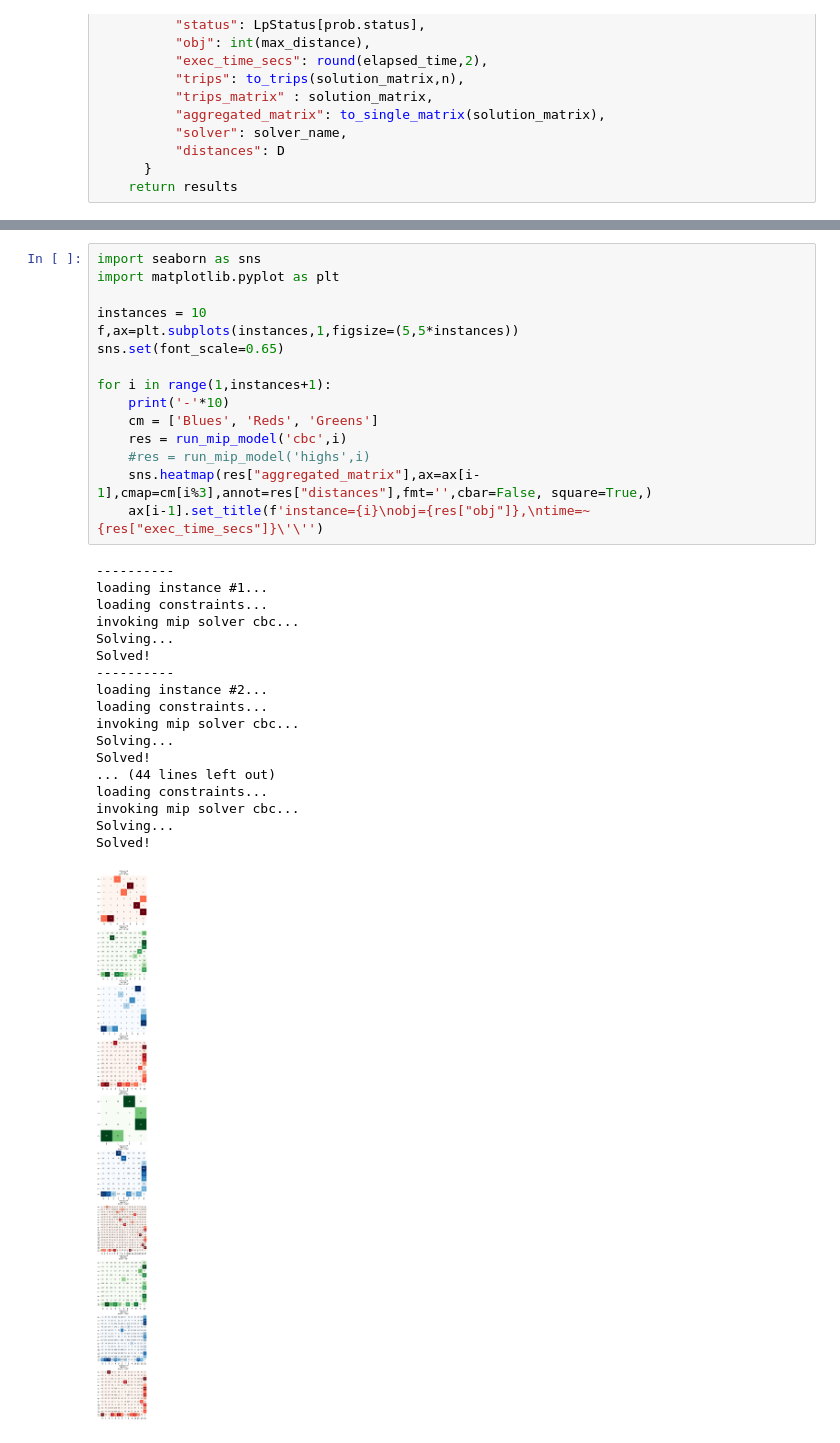
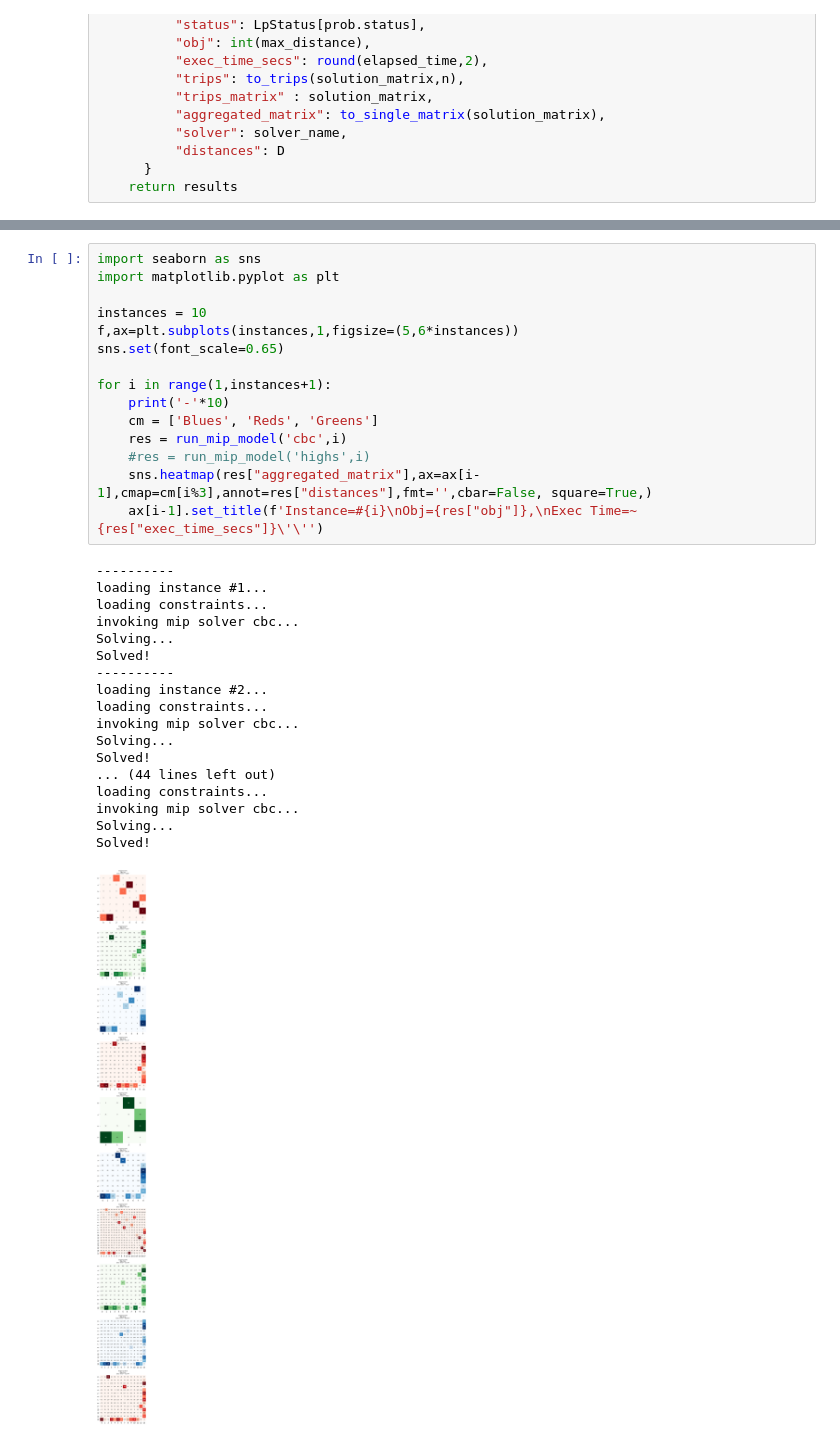
Before and after one commit to mrsalty/notebooks, a Jupyter notebook: vehicle-router-problem-with-mip.ipynb, the cells around one changed output, grey strips where cells are left out. Drawn from its saved outputs; the diff is of its cells as text.

```diff
--- a/vehicle-router-problem-with-mip.ipynb
+++ b/vehicle-router-problem-with-mip.ipynb
@@ -567,33 +575,33 @@ def run_mip_model(solver_name, inst):
 import seaborn as sns
 import matplotlib.pyplot as plt
 
 instances = 10
-f,ax=plt.subplots(instances,1,figsize=(5,5*instances))
+f,ax=plt.subplots(instances,1,figsize=(5,6*instances))
 sns.set(font_scale=0.65)
 
 for i in range(1,instances+1):
     print('-'*10)
     cm = ['Blues', 'Reds', 'Greens']
     res = run_mip_model('cbc',i)
     #res = run_mip_model('highs',i)
     sns.heatmap(res["aggregated_matrix"],ax=ax[i-1],cmap=cm[i%3],annot=res["distances"],fmt='',cbar=False, square=True,)
-    ax[i-1].set_title(f'instance={i}\nobj={res["obj"]},\ntime=~{res["exec_time_secs"]}\'\'')
+    ax[i-1].set_title(f'Instance=#{i}\nObj={res["obj"]},\nExec Time=~{res["exec_time_secs"]}\'\'')
 # %% [output]
 ----------
 loading instance #1...
 loading constraints...
 invoking mip solver cbc...
 Solving...
 Solved!
 ----------
 loading instance #2...
 loading constraints...
 invoking mip solver cbc...
 Solving...
 Solved!
 ... (44 lines left out)
 loading constraints...
 invoking mip solver cbc...
 Solving...
 Solved!
-[figure, old version]
+[figure, new version]
```
Also changed, not shown: parts of 2 cells of this notebook.
